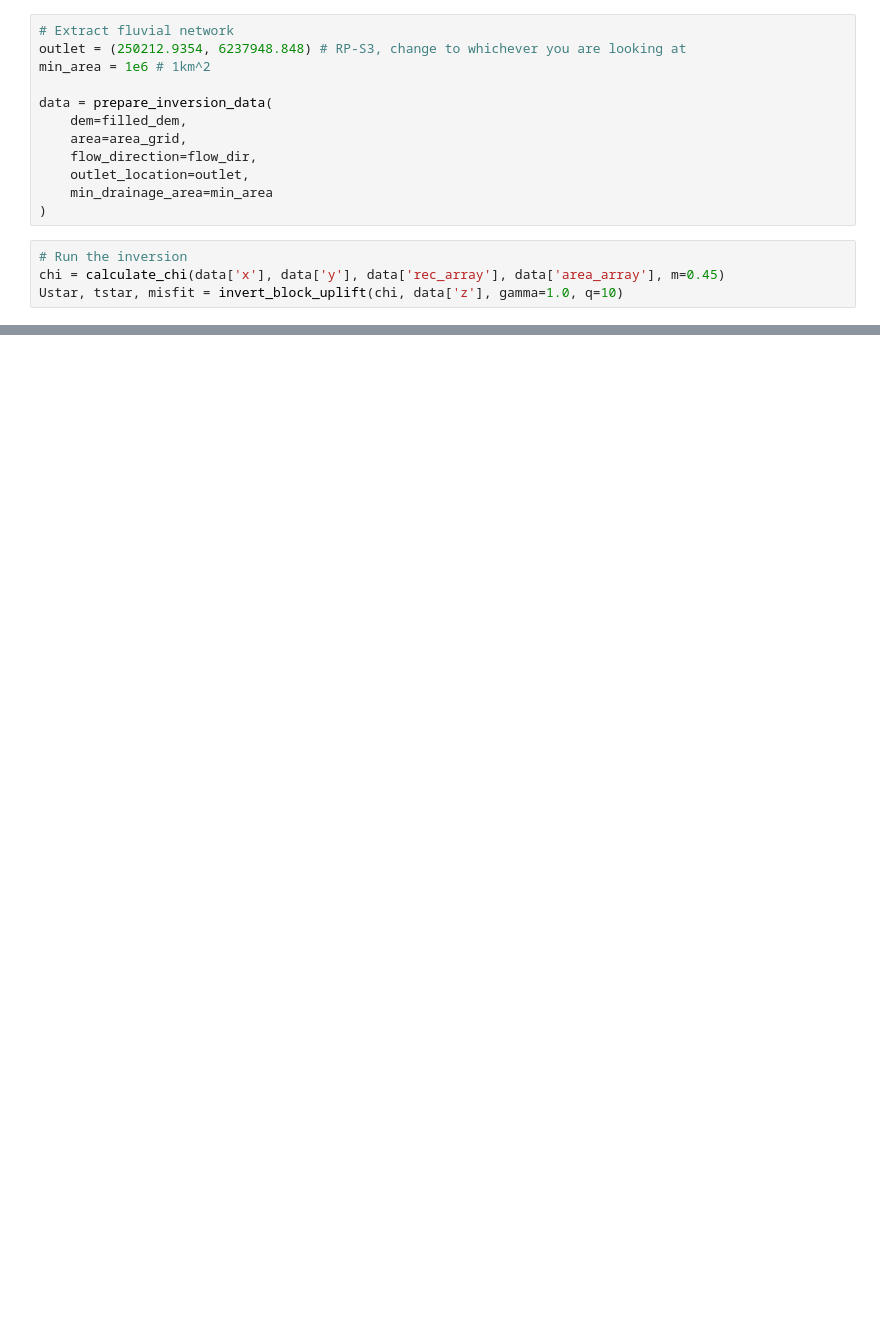
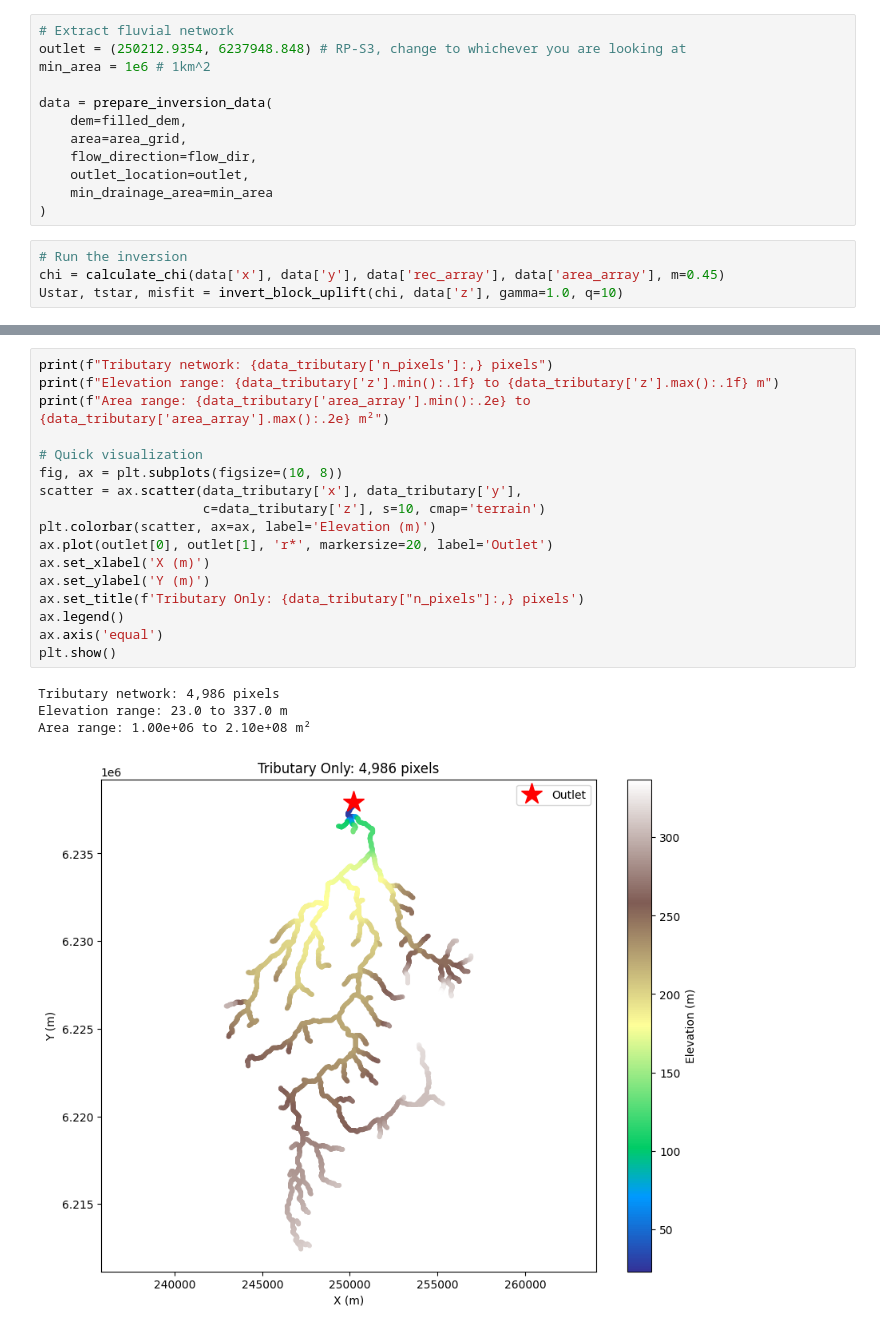
Before and after one commit to GrantPLong/AndesTG, a Jupyter notebook: Rapel/base_level/LGoren_Fluvial_landform_inversion.ipynb, the cells around one changed output, grey strips where cells are left out. Cells and saved outputs as stored; diff of their text form; blank space fills up the shorter version.

```diff
--- a/Rapel/base_level/LGoren_Fluvial_landform_inversion.ipynb
+++ b/Rapel/base_level/LGoren_Fluvial_landform_inversion.ipynb
@@ -170,0 +161,22 @@ Uplift blocks:
+# %%
+print(f"Tributary network: {data_tributary['n_pixels']:,} pixels")
+print(f"Elevation range: {data_tributary['z'].min():.1f} to {data_tributary['z'].max():.1f} m")
+print(f"Area range: {data_tributary['area_array'].min():.2e} to {data_tributary['area_array'].max():.2e} m²")
+
+# Quick visualization
+fig, ax = plt.subplots(figsize=(10, 8))
+scatter = ax.scatter(data_tributary['x'], data_tributary['y'],
+                     c=data_tributary['z'], s=10, cmap='terrain')
+plt.colorbar(scatter, ax=ax, label='Elevation (m)')
+ax.plot(outlet[0], outlet[1], 'r*', markersize=20, label='Outlet')
+ax.set_xlabel('X (m)')
+ax.set_ylabel('Y (m)')
+ax.set_title(f'Tributary Only: {data_tributary["n_pixels"]:,} pixels')
+ax.legend()
+ax.axis('equal')
+plt.show()
+# %% [output]
+Tributary network: 4,986 pixels
+Elevation range: 23.0 to 337.0 m
+Area range: 1.00e+06 to 2.10e+08 m²
+[figure, added]
```
Also changed, not shown: parts of 15 cells of this notebook, 16 other files.
